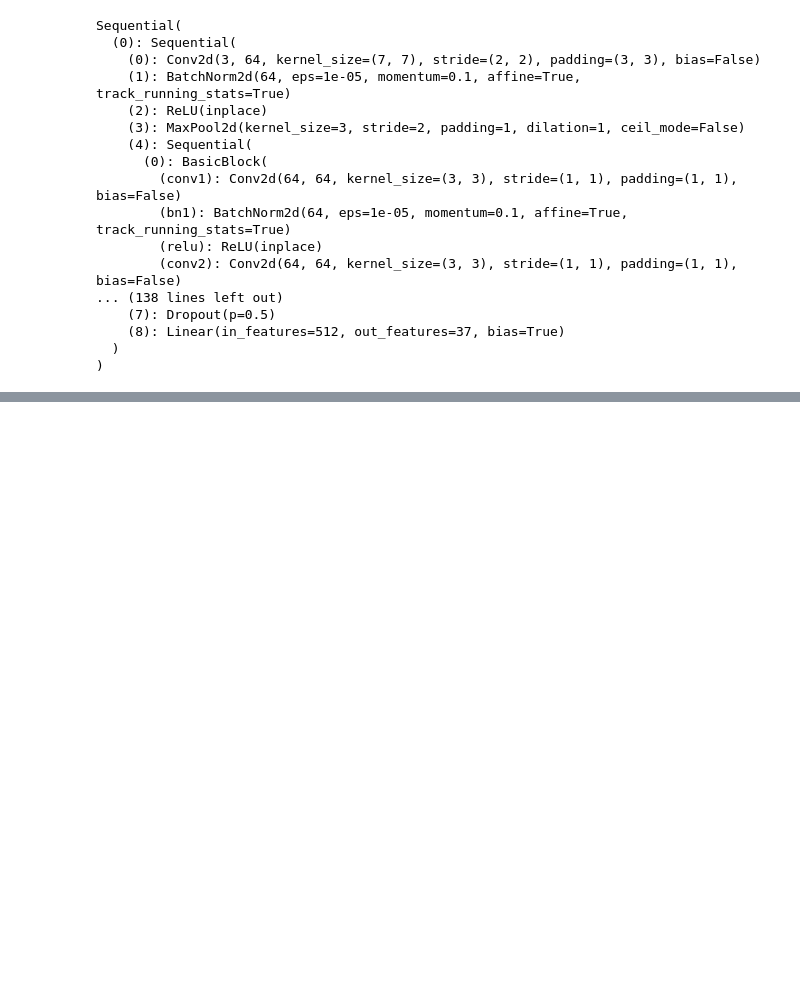
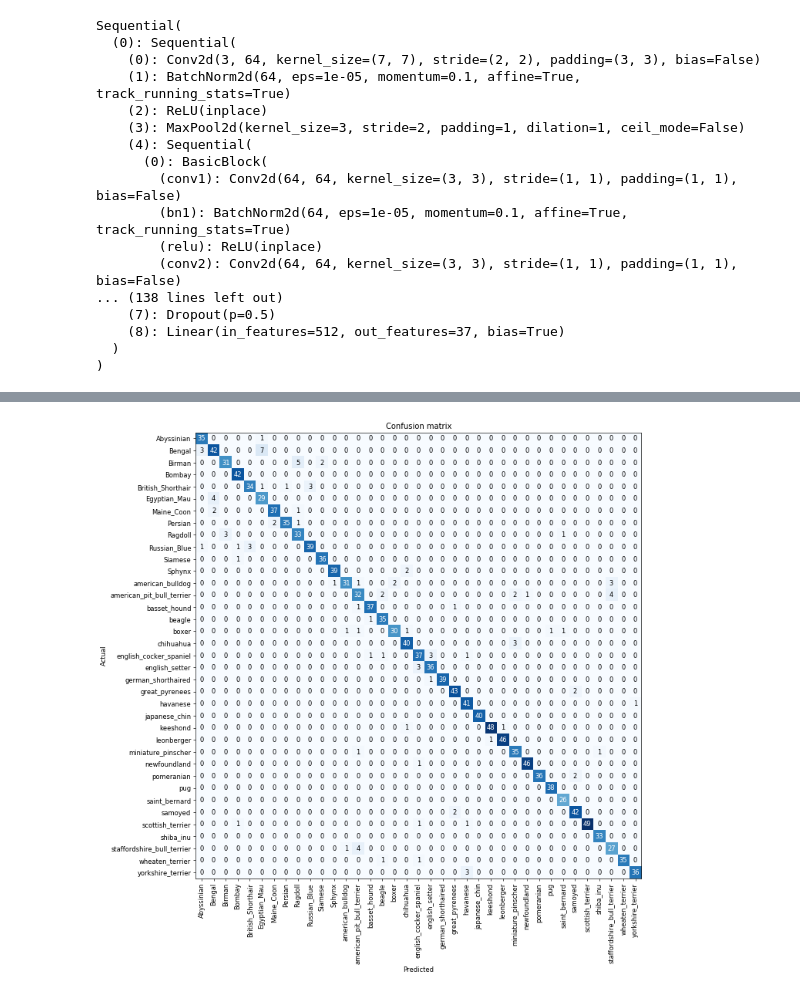
Before and after one commit to bhatia99/fastai-dl-2019, a Jupyter notebook: myl1.ipynb, the cells around one changed output, grey strips where cells are left out. Cells and saved outputs as stored; diff of their text form; code cells hidden in the pictures; blank space fills up the shorter version.

```diff
--- a/myl1.ipynb
+++ b/myl1.ipynb
@@ -93,0 +155,4 @@ learn.save('stage-1')
+# %%
+interp.plot_confusion_matrix(figsize=(12,12), dpi=60)
+# %% [output]
+[figure, added]
```
Also changed, not shown: parts of 36 cells of this notebook, 1 other file.
